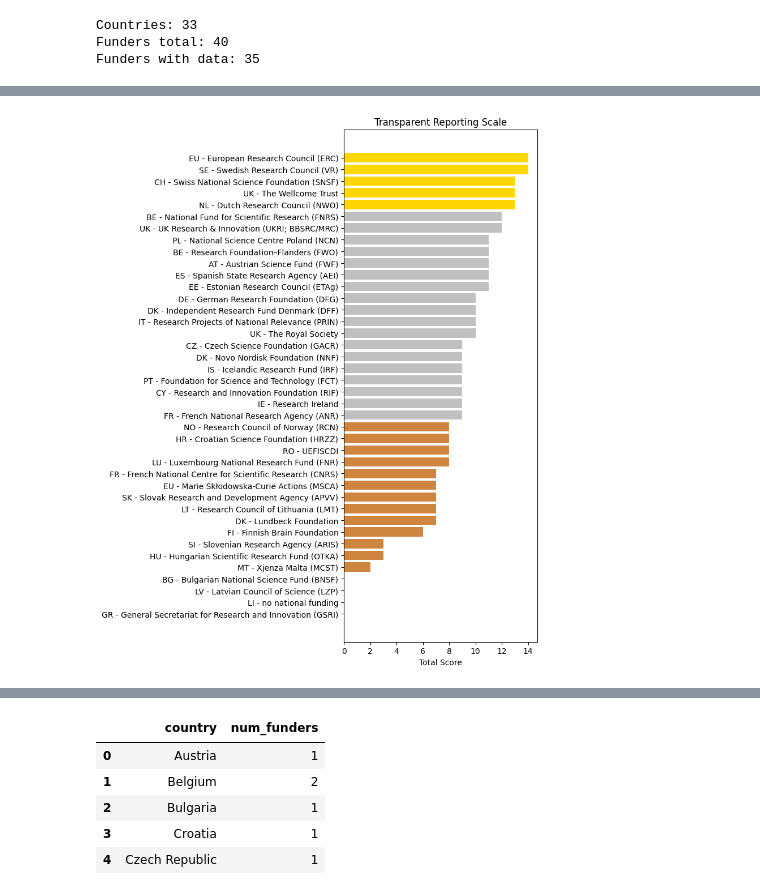
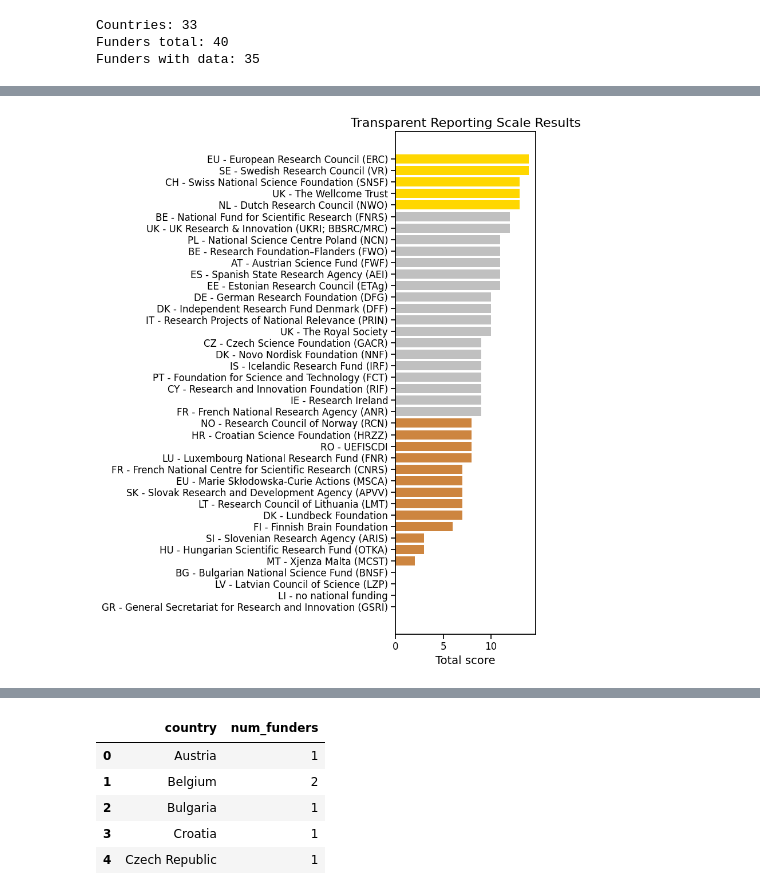
Before and after one commit to WomenInNeuroscience/funders_project, a Jupyter notebook: code/funder_analysis.ipynb, the cells around one changed output, grey strips where cells are left out. Cells and saved outputs as stored; diff of their text form; code cells hidden in the pictures.

Commit message:
Update figures and TRS app

```diff
--- a/code/funder_analysis.ipynb
+++ b/code/funder_analysis.ipynb
@@ -22,7 +22,7 @@ def extract_years(dates):
 # Set paths
 root_p = Path("/Users/natashaclarke/winrepo/funders_project")
 data_p = root_p / "data"
-stats_p = data_p / "FundingAgencyStats - full_eu_breakdown_analysis.csv"
+stats_p = data_p / "FundingAgencyStats - 2025-12-08_full_eu_breakdown_analysis.csv"
 figures_p = root_p / "figures"
 figures_p.mkdir(parents=True, exist_ok=True)
 # %%
@@ -130,0 +133,9 @@ percentages_df
+# %%
+sns.set_context("notebook", rc={
+    "font.size": 14,         # base font size
+    "axes.titlesize": 16,    # title
+    "axes.labelsize": 14,    # axis labels
+    "xtick.labelsize": 12,   # x ticks
+    "ytick.labelsize": 12,   # y ticks
+    "legend.fontsize": 12,   # legend
+})
@@ -148,15 +173,15 @@ best_df["color"] = best_df["total_score"].apply(tier_color)
 # %%
 plt.figure(figsize=(8, 10))
 plt.barh(
     best_df["label"].astype(str),
     best_df["total_score"],
     color=best_df["color"]
 )
 
-plt.xlabel("Total Score")
-plt.title("Transparent Reporting Scale")
+plt.xlabel("Total score")
+plt.title("Transparent Reporting Scale Results")
 plt.tight_layout()
-plt.savefig(figures_p / "scale_results.png",dpi=300)
+plt.savefig(figures_p / "scale_results.png",dpi=300, bbox_inches="tight")
 plt.show()
 # %% [output]
-[figure, old version]
+[figure, new version]
```
Also changed, not shown: parts of 13 cells of this notebook, 7 other files.
